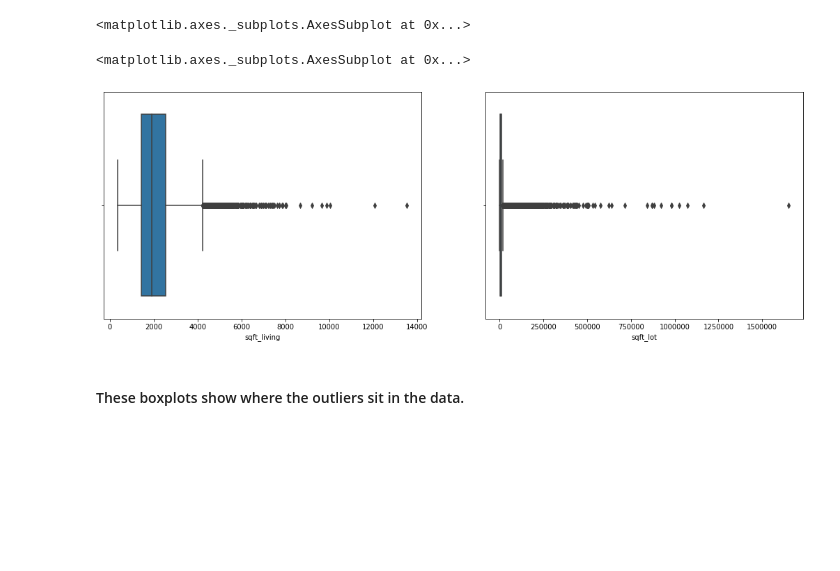
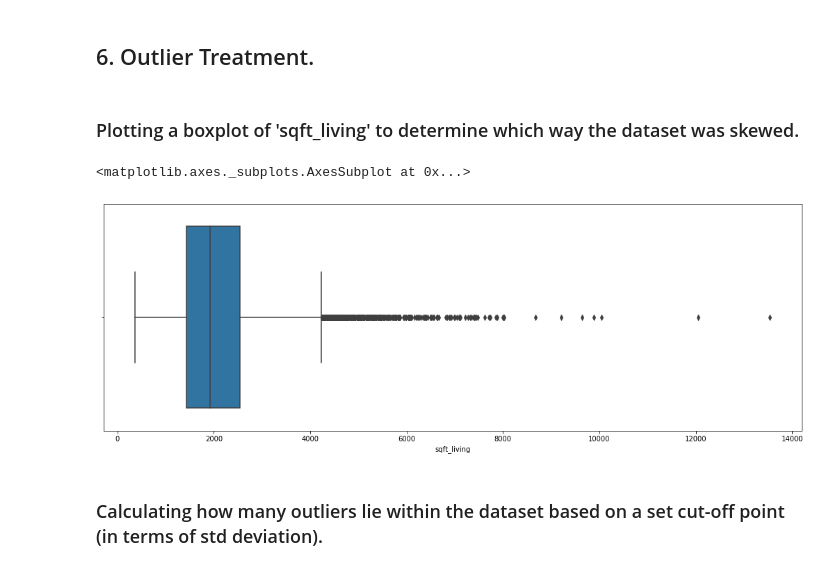
Before and after one commit to petehumphries/housing_project, a Jupyter notebook: project_1_regression_modelling_RM.ipynb, the cells around one changed output. Saved outputs shown, nothing was run; the diff lists cells and outputs as text; code cells hidden in the pictures; blank space fills up the shorter version.

```diff
--- a/project_1_regression_modelling_RM.ipynb
+++ b/project_1_regression_modelling_RM.ipynb
@@ -11,6 +21,6 @@ import statsmodels.api as sm
 import math
 %matplotlib inline
 # %%
-df = pd.read_csv("kc_housing_data_cleaned_with_15_19_prices.csv")
+df = pd.read_csv("kc_housing_data_cleaned_final.csv")
 df.head(1)
 # %% [output]
@@ -89,0 +130,3 @@ strong multicollinearity or other numerical problems.
+# %%
+df['distance_to_town_categories'] = pd.cut(df['distance to town'], bins=np.linspace(min(df['distance to town']),
+                                                                                    max(df['distance to town']), 6))
@@ -90,17 +167,16 @@ strong multicollinearity or other numerical problems.
+# %% [markdown]
+## 6. Outlier Treatment.
+# %% [markdown]
+### Plotting a boxplot of 'sqft_living' to determine which way the dataset was skewed.
 # %%
 plt.figure(figsize=(18,6))
 
-plt.subplot(1, 2, 1)
 display(sns.boxplot(x = df['sqft_living']))
-
-plt.subplot(1, 2, 2)
-display(sns.boxplot(x = df['sqft_lot']))
 # %% [output]
 <matplotlib.axes._subplots.AxesSubplot at 0x...>
-<matplotlib.axes._subplots.AxesSubplot at 0x...>
-[figure, old version]
+[figure, new version]
-# %% [markdown]
-#### These boxplots show where the outliers sit in the data.
+# %% [markdown]
+### Calculating how many outliers lie within the dataset based on a set cut-off point (in terms of std deviation).
 # %%
 # calculate summary statistics
 variable = 'sqft_living'
```
Also changed, not shown: parts of 49 cells of this notebook.
